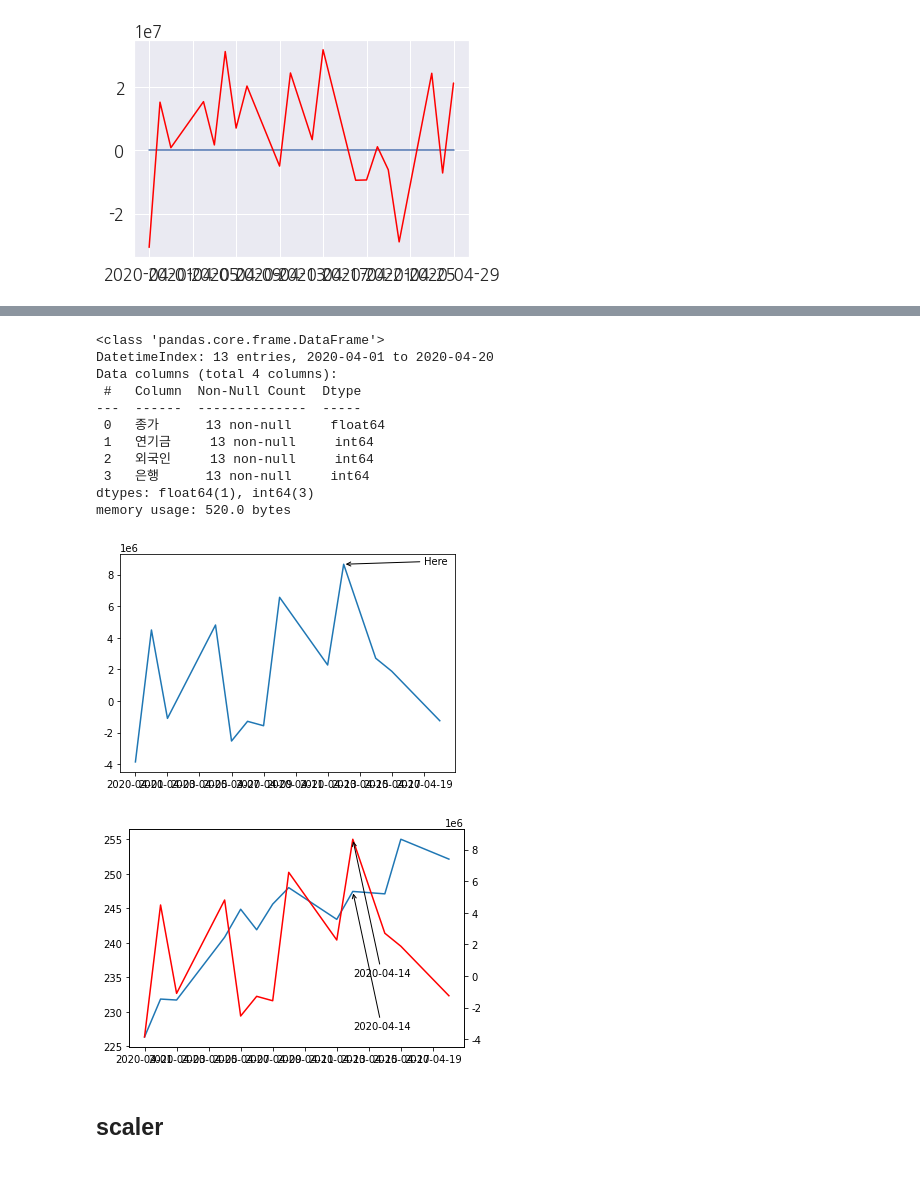
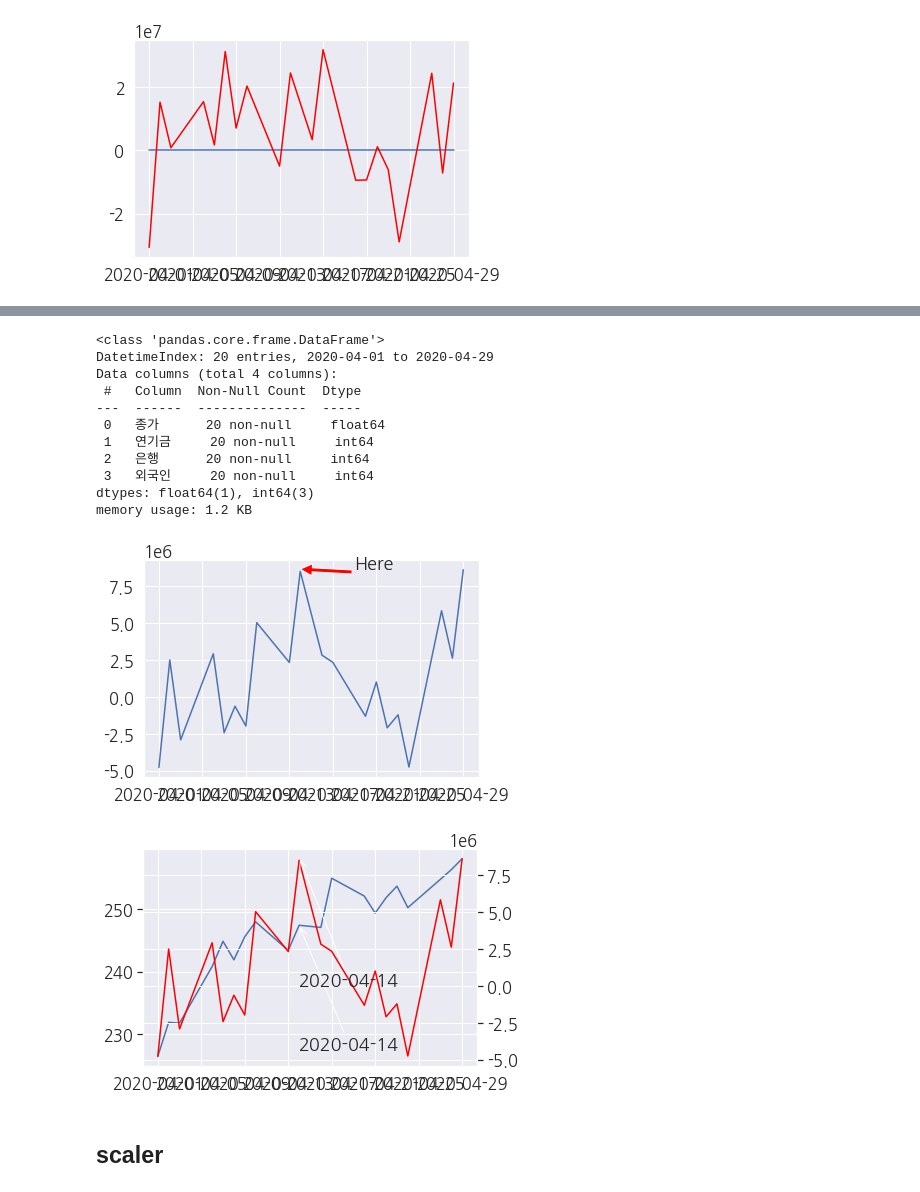
Before and after one commit to 8robbieboy8/GITHUB_TEST, a Jupyter notebook: 튜터링/pandas_study(튜터링)4.ipynb, the cells around one changed output, grey strips where cells are left out. Drawn from its saved outputs; the diff is of its cells as text; code cells hidden in the pictures.

```diff
--- a/튜터링/pandas_study(튜터링)4.ipynb
+++ b/튜터링/pandas_study(튜터링)4.ipynb
@@ -1906,39 +1925,41 @@ SyntaxError: invalid syntax (3122133198.py, line 2)
 # %%
 # 정보 보기
+df_last.info()
+# df_last.describe()
 # %% [output]
 <class 'pandas.core.frame.DataFrame'>
-DatetimeIndex: 13 entries, 2020-04-01 to 2020-04-20
+DatetimeIndex: 20 entries, 2020-04-01 to 2020-04-29
 Data columns (total 4 columns):
  #   Column  Non-Null Count  Dtype
 ---  ------  --------------  -----
- 0   종가      13 non-null     float64
- 1   연기금     13 non-null     int64
- 2   외국인     13 non-null     int64
- 3   은행      13 non-null     int64
+ 0   종가      20 non-null     float64
+ 1   연기금     20 non-null     int64
+ 2   은행      20 non-null     int64
+ 3   외국인     20 non-null     int64
 dtypes: float64(1), int64(3)
-memory usage: 520.0 bytes
+memory usage: 1.2 KB
 # %%
 import matplotlib.pyplot as plt
 import matplotlib.patches as patches
 
 fig, ax = plt.subplots()
 
-ax.plot(asd.index, asd['연기금'])
+ax.plot(df_last.index, df_last['연기금'])
 plt.annotate("Here", xytext=(pd.to_datetime('2020-04-19'), 8657716), xy=(pd.to_datetime('2020-04-14'), 8657716),
-            arrowprops=dict(arrowstyle="->"))
-
+            arrowprops=dict( facecolor = 'red'))
+# arrowstyle="->",
 # arrow = patches.FancyArrowPatch((pd.to_datetime('2020-04-19'), 8657716),
 #                                 (pd.to_datetime('2020-04-14'), 8657716),
 #                                 mutation_scale =10,
 #                                 color = 'red',
 #                                 fill = True,
 #                                 alpha =0.8)
 # plt.gca().add_patch(arrow)
 # plt.xlim(pd.to_datetime('2020-04-01'), pd.to_datetime('2020-04-20'))
 
 plt.show()
 # %% [output]
-[figure, old version]
+[figure, new version]
 # %%
 import matplotlib.pyplot as plt
 fig, ax1 = plt.subplots()
@@ -1948,14 +1969,14 @@ ax1.annotate("2020-04-14", xy=(pd.to_datetime('2020-04-14'), df[df.index==pd.to_
             arrowprops=dict(arrowstyle="->"))
 
 ax2 = ax1.twinx()
-ax2.plot(df_v.index,df_v['연기금'], color = 'red')
+ax2.plot(df_last.index,df_last['연기금'], color = 'red')
 # ax1.plot(asd.index, asd['연기금'])
 # plt.arrow( pd.to_datetime('2020-04-14'), 8657716 , 0.5, 0.5 ,head_width=0.15,  head_length=0.1)
 ax2.annotate("2020-04-14", xy=(pd.to_datetime('2020-04-14'), 8657716), xytext=(pd.to_datetime('2020-04-14'), 2),
             arrowprops=dict(arrowstyle="->"))
 plt.show()
 # %% [output]
-[figure, old version]
+[figure, new version]
 # %% [markdown]
 ## scaler
 # %% [markdown]
```
Also changed, not shown: parts of 2 cells of this notebook, 13 other files.
